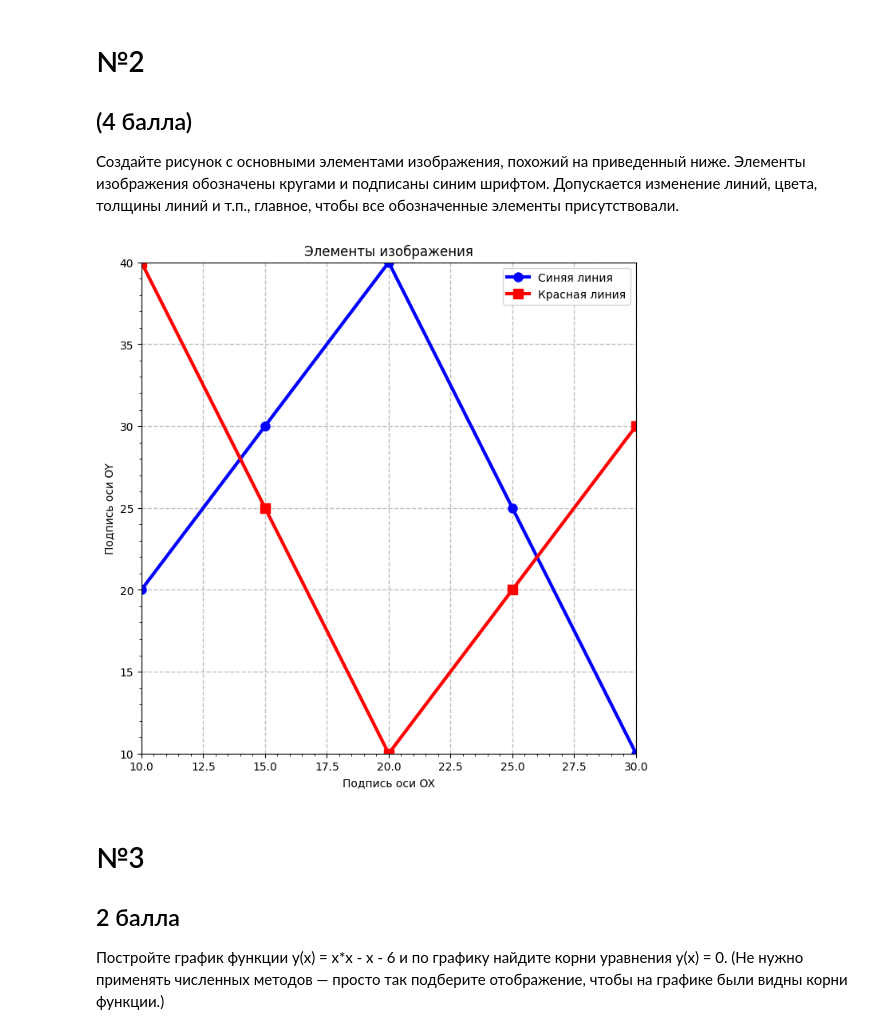
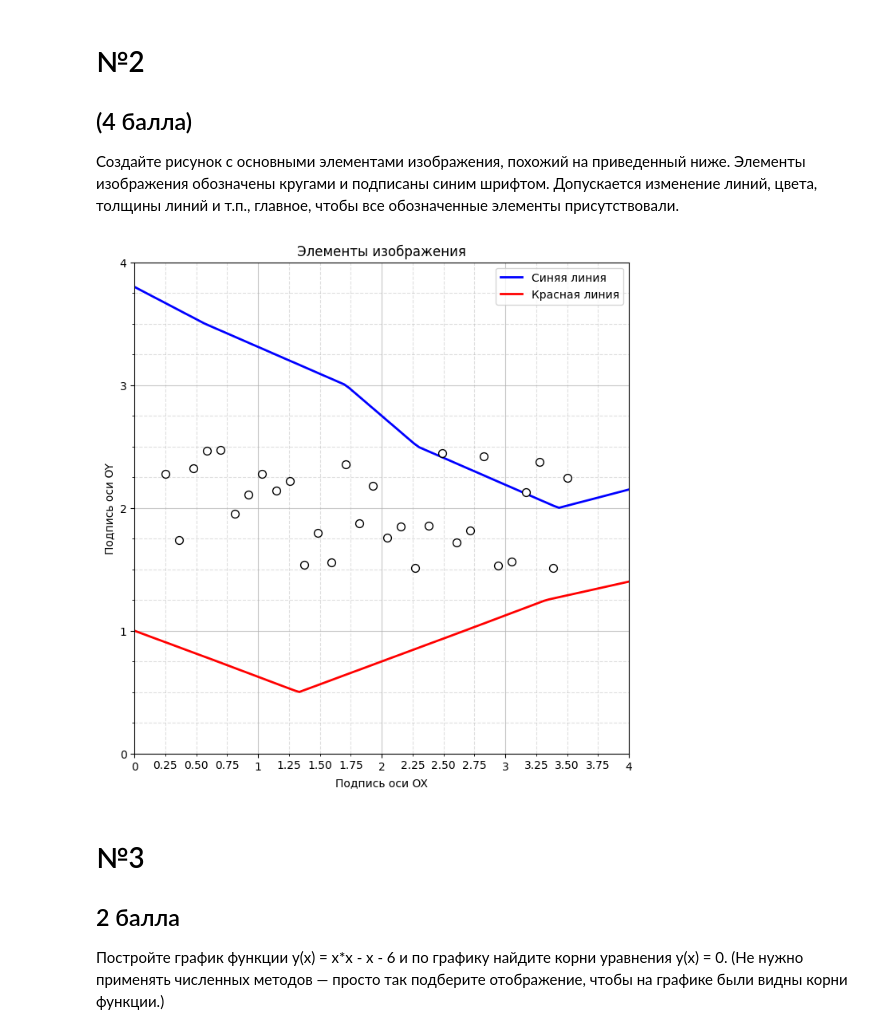
Before and after one commit to GreyFW/Intro_to_ML, a Jupyter notebook: ML_Gorbushina_Lab2.ipynb, the cells around one changed output. Saved outputs shown, nothing was run; the diff lists cells and outputs as text; code cells hidden in the pictures.

```diff
--- a/ML_Gorbushina_Lab2.ipynb
+++ b/ML_Gorbushina_Lab2.ipynb
@@ -129,39 +128,45 @@ graph6()
 # №2
 ## (4 балла)
 Создайте рисунок с основными элементами изображения, похожий на приведенный ниже. Элементы изображения обозначены кругами и подписаны синим шрифтом. Допускается изменение линий, цвета, толщины линий и т.п., главное, чтобы все обозначенные элементы присутствовали.
-# %%
-def task_2():
-    plt.figure(figsize=(8, 8))
-
-    x_blue = np.array([10, 15, 20, 25, 30])
-    y_blue = np.array([20, 30, 40, 25, 10])
-
-    x_red = np.array([10, 15, 20, 25, 30])
-    y_red = np.array([40, 25, 10, 20, 30])
-
-    plt.title("Элементы изображения")
-    plt.xlabel('Подпись оси OX')
-    plt.ylabel('Подпись оси OY')
-
-    plt.xlim(10, 30)
-    plt.ylim(10, 40)
-
-    plt.minorticks_on()
-    plt.tick_params(which='both', direction='out')
-
-    plt.grid(True, alpha=0.5, linestyle='--', linewidth=1, color='gray')
-    plt.plot(x_blue, y_blue, color='blue', linewidth=3, label='Синяя линия',
-             marker='o', markerfacecolor='blue', markersize=8)
-    plt.plot(x_red, y_red, color='red', linewidth=3, label='Красная линия',
-             marker='s', markerfacecolor='red', markersize=8)
-
-    plt.legend()
-
-    plt.show()
-
-task_2()
-# %% [output]
-[figure, removed]
+# %%
+plt.figure(figsize=(8, 8))
+
+x = np.linspace(0, 4, 100)
+y1 = np.interp(np.linspace(0, 4, 100), [0, 0.57, 1.14, 1.71, 2.29, 2.86, 3.43, 4],
+               [3.80, 3.5, 3.25, 3, 2.5, 2.25, 2, 2.15])
+y2 = np.interp(np.linspace(0, 4, 100), [0, 0.67, 1.33, 2, 2.67, 3.33, 4],
+               [1, 0.75, 0.5, 0.75, 1, 1.25, 1.40])
+
+plt.plot(x, y1, 'b-', linewidth=2, label='Синяя линия')
+plt.plot(x, y2, 'r-', linewidth=2, label='Красная линия')
+
+np.random.seed(13)
+x_scatter = np.linspace(0.25, 3.5, 30)
+y_scatter = np.random.uniform(1.5, 2.5, len(x_scatter))
+plt.scatter(x_scatter, y_scatter, color='white', edgecolors='black', marker='o', s=50, zorder=5)
+
+plt.xlabel('Подпись оси OX')
+plt.ylabel('Подпись оси OY')
+
+plt.gca().yaxis.set_major_locator(plt.MultipleLocator(1.0))
+plt.gca().yaxis.set_minor_locator(plt.MultipleLocator(0.25))
+
+plt.gca().xaxis.set_major_locator(plt.MultipleLocator(1.0))
+plt.gca().xaxis.set_minor_locator(plt.MultipleLocator(0.25))
+plt.gca().xaxis.set_minor_formatter(plt.FormatStrFormatter('%.2f'))
+
+plt.grid(True, which='major', linestyle='-', alpha=0.7)
+plt.grid(True, which='minor', linestyle='--', alpha=0.4)
+
+plt.title('Элементы изображения')
+plt.legend()
+
+plt.xlim(0, 4)
+plt.ylim(0, 4)
+
+plt.show()
+# %% [output]
+[figure, added]
 # %% [markdown]
 # №3
 ## 2 балла
```
Also changed, not shown: parts of 5 cells of this notebook.
